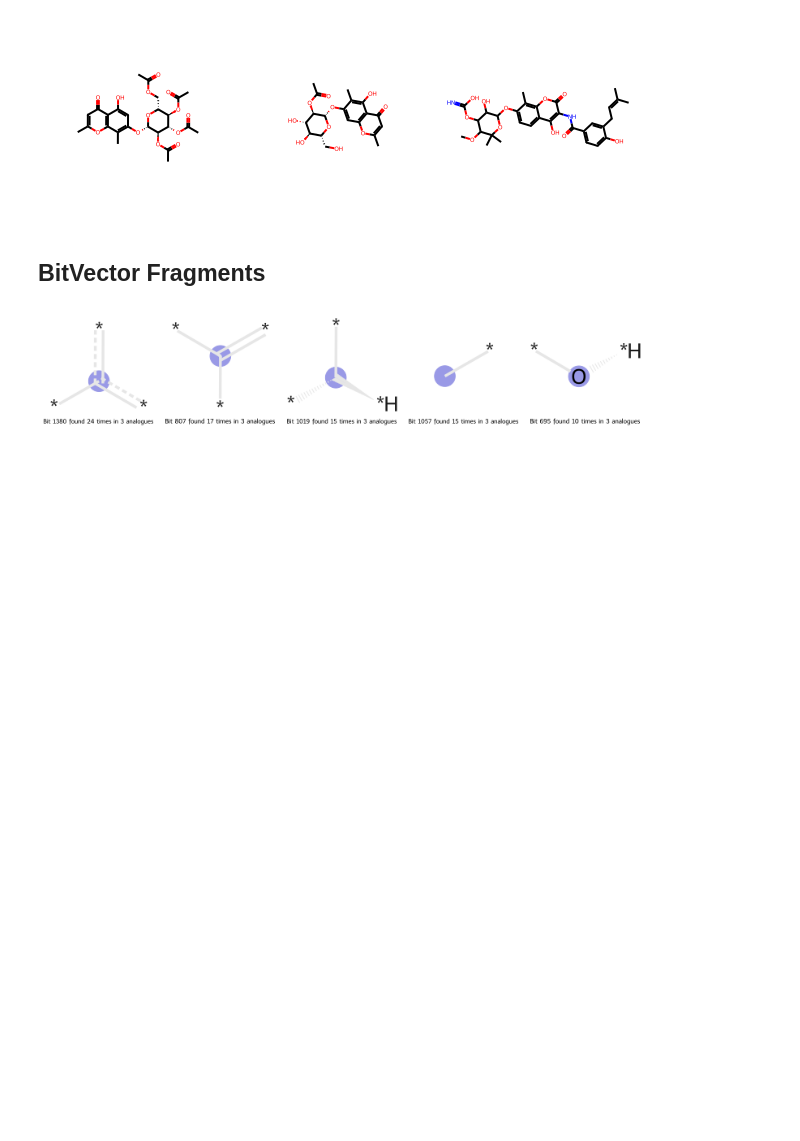
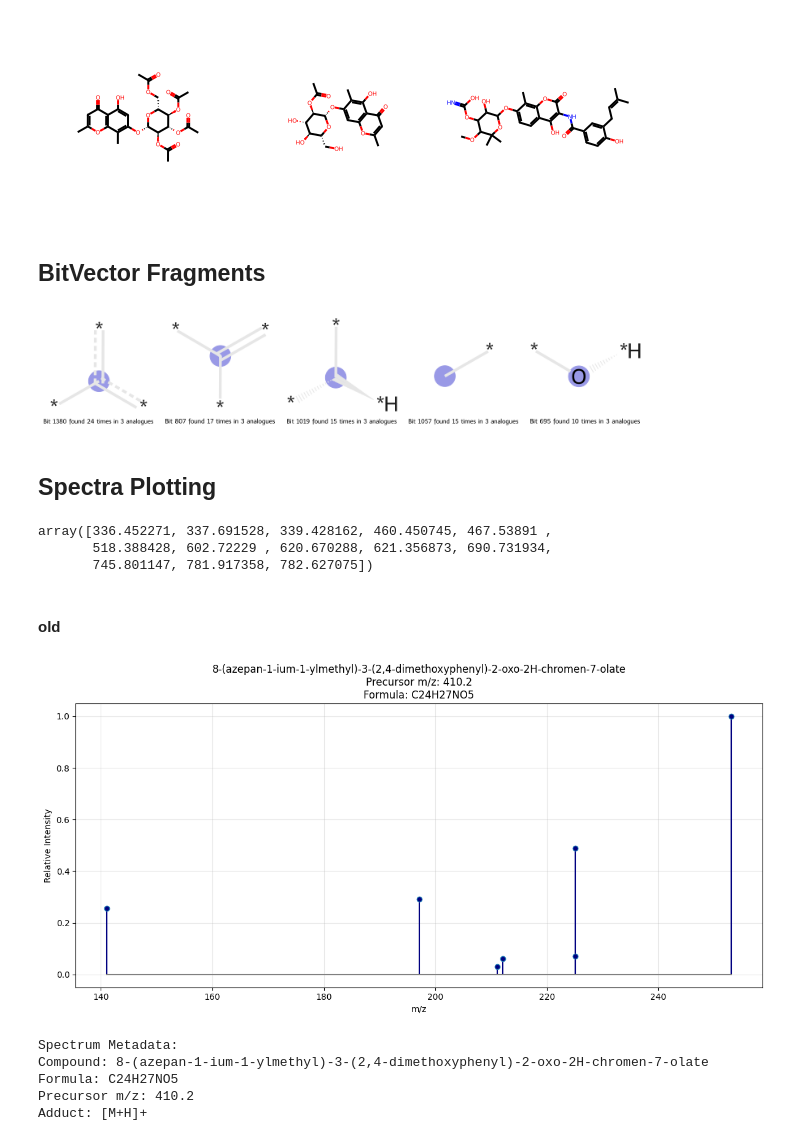
Before and after one commit to Knerten0815/master-thesis-code, a Jupyter notebook: ChemspaceExplorerExplorer.ipynb, the cells around one changed output. Drawn from its saved outputs; the diff is of its cells as text; code cells hidden in the pictures; blank space fills up the shorter version.

Commit message:
Explored spectra plotting

```diff
--- a/ChemspaceExplorerExplorer.ipynb
+++ b/ChemspaceExplorerExplorer.ipynb
@@ -81,3 +81,5 @@ query_spectrum_id: 2, n: 2, threshold: 10, fragments_per_row: 6, debug: False, i
 extract_bitvector_fragments_from_analogues(mols, 2, fragments_per_row=fragments_per_row, count_threshold=threshold)
 # %% [output]
 [figure]
+# %% [markdown]
+## Spectra Plotting
@@ -83,0 +90,8 @@ extract_bitvector_fragments_from_analogues(mols, 2, fragments_per_row=fragments_
+# %%
+query_spectra[0].mz
+# %% [output]
+array([336.452271, 337.691528, 339.428162, 460.450745, 467.53891 ,
+       518.388428, 602.72229 , 620.670288, 621.356873, 690.731934,
+       745.801147, 781.917358, 782.627075])
+# %% [markdown]
+#### old
@@ -83,0 +186,21 @@ extract_bitvector_fragments_from_analogues(mols, 2, fragments_per_row=fragments_
+# %%
+spectrum_index = 600
+
+# Parse and plot spectrum
+metadata, mz, intensity = parse_mgf_spectrum(FILENAME, spectrum_index=spectrum_index)
+plot_spectrum(mz, intensity, metadata)
+plt.show()
+
+# Print some metadata
+print("\nSpectrum Metadata:")
+print(f"Compound: {metadata.get('COMPOUND_NAME', 'Unknown')}")
+print(f"Formula: {metadata.get('FORMULA', 'Not specified')}")
+print(f"Precursor m/z: {metadata.get('PRECURSOR_MZ', 'Not specified')}")
+print(f"Adduct: {metadata.get('ADDUCT', 'Not specified')}")
+# %% [output]
+[figure, added]
+Spectrum Metadata:
+Compound: 8-(azepan-1-ium-1-ylmethyl)-3-(2,4-dimethoxyphenyl)-2-oxo-2H-chromen-7-olate
+Formula: C24H27NO5
+Precursor m/z: 410.2
+Adduct: [M+H]+
```
Also changed, not shown: parts of 9 cells of this notebook.
